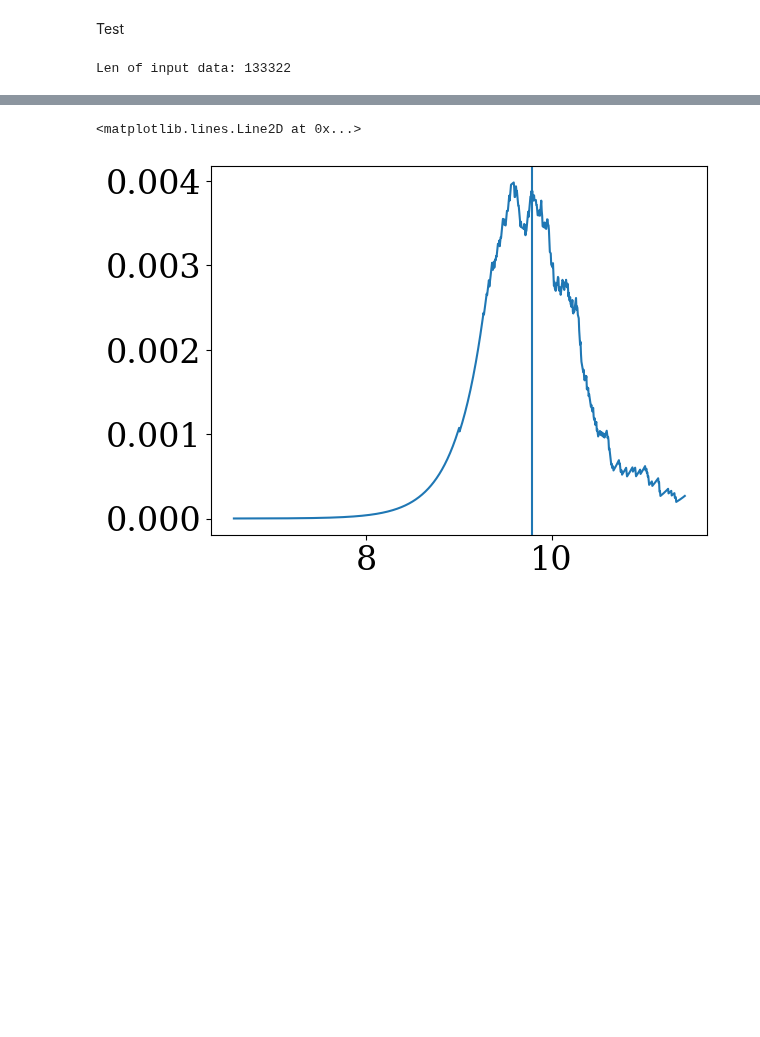
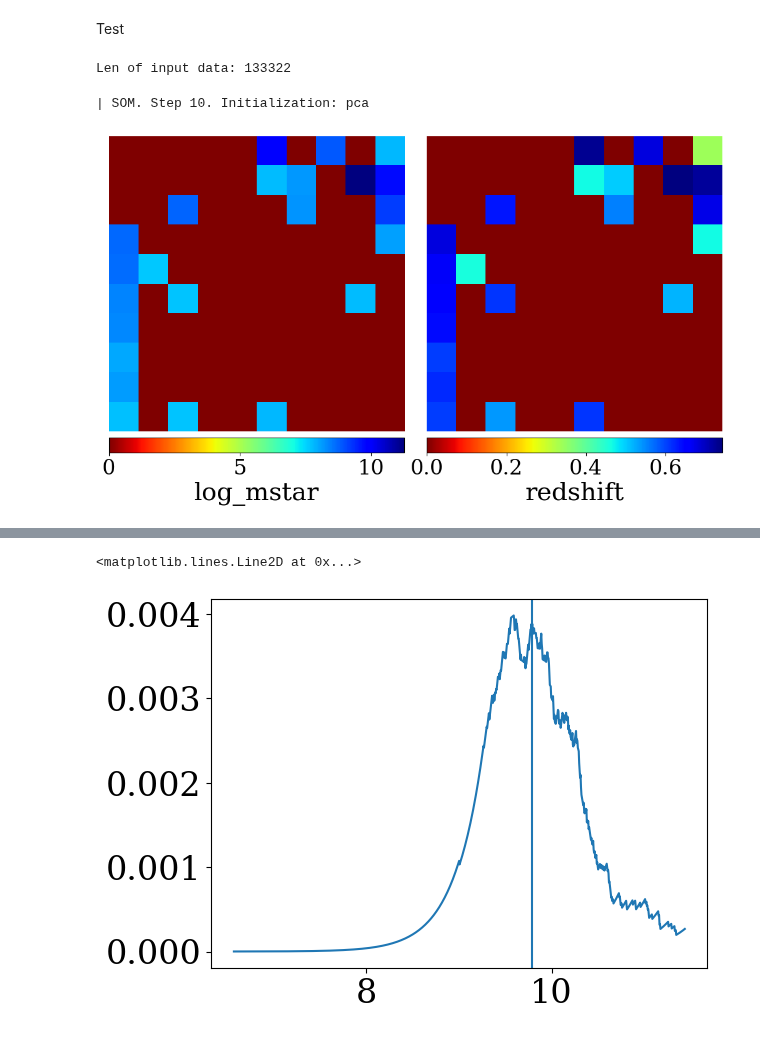
Before and after one commit to lsajkov/strw_mpdg, a Jupyter notebook: build_som.ipynb, the cells around one changed output, grey strips where cells are left out. Saved outputs shown, nothing was run; the diff lists cells and outputs as text; code cells hidden in the pictures; blank space fills up the shorter version.

```diff
--- a/build_som.ipynb
+++ b/build_som.ipynb
@@ -846,9 +844,12 @@ SOM.step = 10
 # %%
 #Label the cells in the map with external parameters. Visualize the labeled map.
 SOM.load_labeling_data(input_labels[:500],
                        parameter_names = ['log_mstar', 'redshift'])
 SOM.normalize_labeling_data()
 
 SOM.label_map()
 
-# SOM.show_map(show_labeled = True)
+SOM.show_map(show_labeled = True)
+# %% [output]
+| SOM. Step 10. Initialization: pca
+[figure, added]
```
Also changed, not shown: parts of 16 cells of this notebook, 4 other files.
